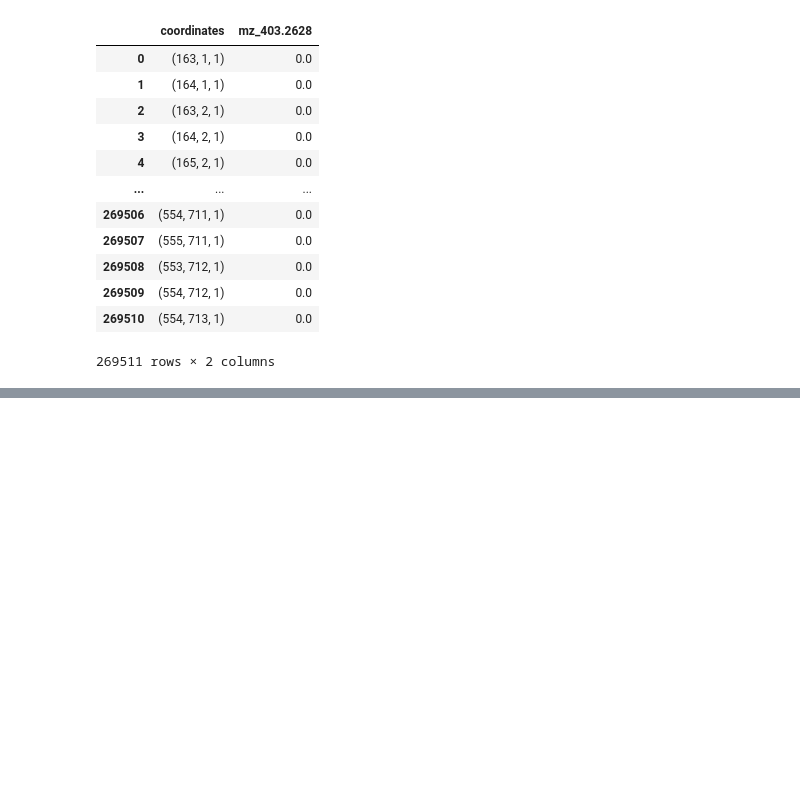
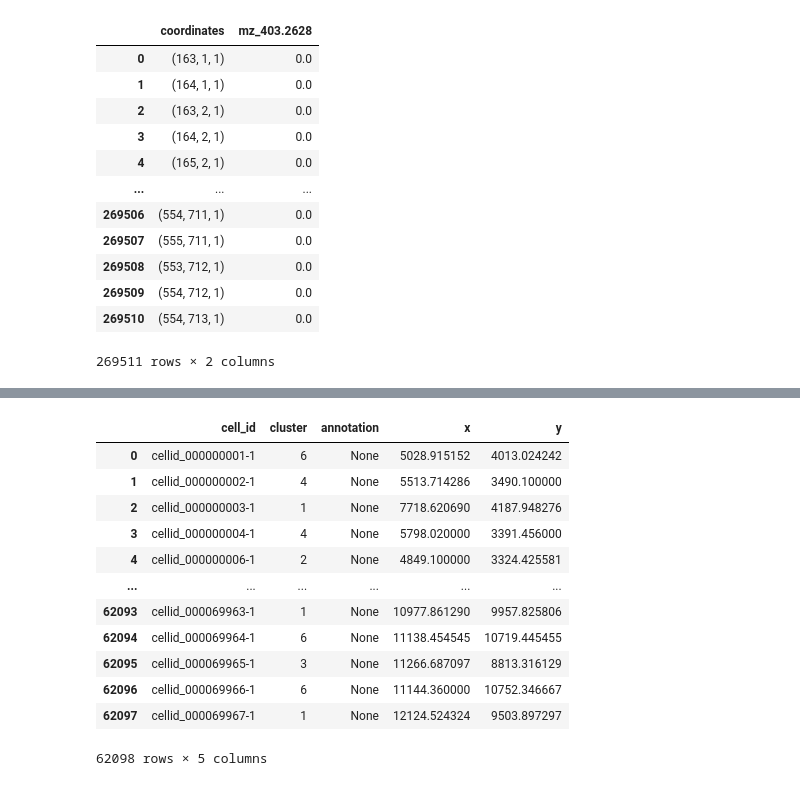
Before and after one commit to krastegar/MALDI_Metabolomics, a Jupyter notebook: notebooks/Alignment_pipeline_beta.ipynb, the cells around one changed output, grey strips where cells are left out. Saved outputs shown, nothing was run; the diff lists cells and outputs as text; code cells hidden in the pictures; blank space fills up the shorter version.

```diff
--- a/notebooks/Alignment_pipeline_beta.ipynb
+++ b/notebooks/Alignment_pipeline_beta.ipynb
@@ -541,0 +560,11 @@ Rendering 269,511 points total, 12,042 with signal
+# %%
+# loading in the json file
+import json
+from pathlib import Path
+import json
+from pathlib import Path
+
+geojson_path = Path("/home/kia/MALDI_Metabolomics/space_ranger_segmented_outputs/cell_segmentations.geojson")
+
+with geojson_path.open("r") as f:
+    geo = json.load(f)
@@ -541,0 +600,41 @@ Rendering 269,511 points total, 12,042 with signal
+# %%
+import numpy as np
+import pandas as pd
+records = []
+def polygon_centroid(coords):
+    arr = np.array(coords)
+    cx = arr[:, 0].mean()
+    cy = arr[:, 1].mean()
+    return cx, cy
+
+for feat in geo["features"]:
+    props = feat["properties"]
+    poly = feat["geometry"]["coordinates"][0]
+
+    cx, cy = polygon_centroid(poly)
+
+    records.append({
+        "cell_id": props.get("cell_id"),
+        "cluster": props.get("cluster"),
+        "annotation": props.get("class") or props.get("annotation"),
+        "x": cx,
+        "y": cy,
+    })
+geo_df = pd.DataFrame(records)
+geo_df['cluster'] = clusters['Cluster']
+geo_df['cell_id'] = clusters['Barcode']
+geo_df
+# %% [output]
+|  | cell_id | cluster | annotation | x | y |
+| 0 | cellid_000000001-1 | 6 | None | 5028.915152 | 4013.024242 |
+| 1 | cellid_000000002-1 | 4 | None | 5513.714286 | 3490.100000 |
+| 2 | cellid_000000003-1 | 1 | None | 7718.620690 | 4187.948276 |
+| 3 | cellid_000000004-1 | 4 | None | 5798.020000 | 3391.456000 |
+| 4 | cellid_000000006-1 | 2 | None | 4849.100000 | 3324.425581 |
+| ... | ... | ... | ... | ... | ... |
+| 62093 | cellid_000069963-1 | 1 | None | 10977.861290 | 9957.825806 |
+| 62094 | cellid_000069964-1 | 6 | None | 11138.454545 | 10719.445455 |
+| 62095 | cellid_000069965-1 | 3 | None | 11266.687097 | 8813.316129 |
+| 62096 | cellid_000069966-1 | 6 | None | 11144.360000 | 10752.346667 |
+| 62097 | cellid_000069967-1 | 1 | None | 12124.524324 | 9503.897297 |
+62098 rows × 5 columns
```
Also changed, not shown: parts of 13 cells of this notebook, 2 other files.
